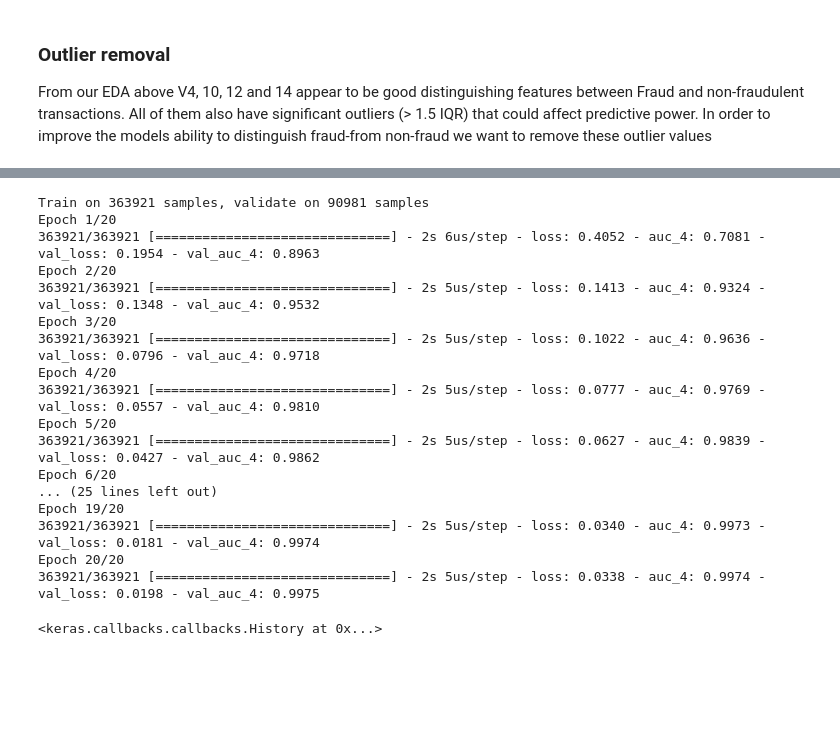
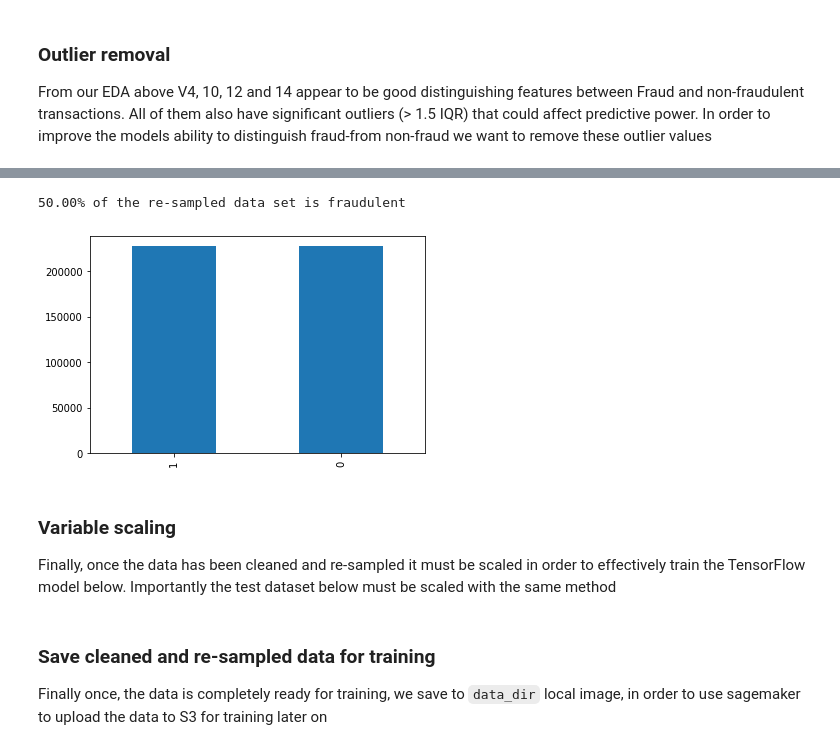
Before and after one commit to nbrasher/ml-eng-capstone, a Jupyter notebook: train_fraud_model.ipynb, the cells around one changed output, grey strips where cells are left out. Saved outputs shown, nothing was run; the diff lists cells and outputs as text; code cells hidden in the pictures; blank space fills up the shorter version.

```diff
--- a/train_fraud_model.ipynb
+++ b/train_fraud_model.ipynb
@@ -158,20 +159,14 @@ plt.show()
 ## 2. Data preparation and cleaning.
 
 From the EDA above, its apparent that each feature has differing scales, and also several outliers depending on the feature. Before running it through the Keras NN inteface, we scale the data using an SKLearn robust scaler to avoid outlier interference.
-# %%
-from sklearn.preprocessing import RobustScaler
-
-rs = RobustScaler()
-
-X = df.drop(['Class'], axis=1)
-y = df['Class']
-
-for c in X.columns:
-    X[c] = rs.fit_transform(X[c].values.reshape(-1, 1))
 # %%
 from sklearn.model_selection import train_test_split
 
-X_train, X_test, y_train, y_test = train_test_split(X, y, test_size=0.2, stratify=y, shuffle=True)
+X_train, X_test, y_train, y_test = train_test_split(df.drop(['Class'], axis=1), df['Class'],
+                                                    test_size=0.2,
+                                                    random_state=seed,
+                                                    stratify=df['Class'],
+                                                    shuffle=True)
 # %% [markdown]
 ### Outlier removal
 
@@ -255,26 +206,15 @@ _________________________________________________________________
-# %%
-model.fit(X_train_sm, y_train_sm,
-    validation_split=0.2,
-    batch_size=5000,
-    epochs=20,
-    verbose=1,
-)
-# %% [output]
-Train on 363921 samples, validate on 90981 samples
-Epoch 1/20
-363921/363921 [==============================] - 2s 6us/step - loss: 0.4052 - auc_4: 0.7081 - val_loss: 0.1954 - val_auc_4: 0.8963
-Epoch 2/20
-363921/363921 [==============================] - 2s 5us/step - loss: 0.1413 - auc_4: 0.9324 - val_loss: 0.1348 - val_auc_4: 0.9532
-Epoch 3/20
-363921/363921 [==============================] - 2s 5us/step - loss: 0.1022 - auc_4: 0.9636 - val_loss: 0.0796 - val_auc_4: 0.9718
-Epoch 4/20
-363921/363921 [==============================] - 2s 5us/step - loss: 0.0777 - auc_4: 0.9769 - val_loss: 0.0557 - val_auc_4: 0.9810
-Epoch 5/20
-363921/363921 [==============================] - 2s 5us/step - loss: 0.0627 - auc_4: 0.9839 - val_loss: 0.0427 - val_auc_4: 0.9862
-Epoch 6/20
-... (25 lines left out)
-Epoch 19/20
-363921/363921 [==============================] - 2s 5us/step - loss: 0.0340 - auc_4: 0.9973 - val_loss: 0.0181 - val_auc_4: 0.9974
-Epoch 20/20
-363921/363921 [==============================] - 2s 5us/step - loss: 0.0338 - auc_4: 0.9974 - val_loss: 0.0198 - val_auc_4: 0.9975
-<keras.callbacks.callbacks.History at 0x...>
+# %%
+# Check levels in the re-sampled data
+print('{:.2f}% of the re-sampled data set is fraudulent'.format(
+    100*(y_train_sm == 1).sum() / len(y_train_sm)
+))
+
+y_train_sm.value_counts().plot.bar()
+plt.show()
+# %% [output]
+50.00% of the re-sampled data set is fraudulent
+[figure, added]
+# %% [markdown]
+### Variable scaling
+
+Finally, once the data has been cleaned and re-sampled it must be scaled in order to effectively train the TensorFlow model below. Importantly the test dataset below must be scaled with the same method
@@ -280,0 +230,4 @@ Epoch 20/20
+# %% [markdown]
+### Save cleaned and re-sampled data for training
+
+Finally once, the data is completely ready for training, we save to `data_dir` local image, in order to use sagemaker to upload the data to S3 for training later on
```
Also changed, not shown: parts of 27 cells of this notebook, 3 other files.
